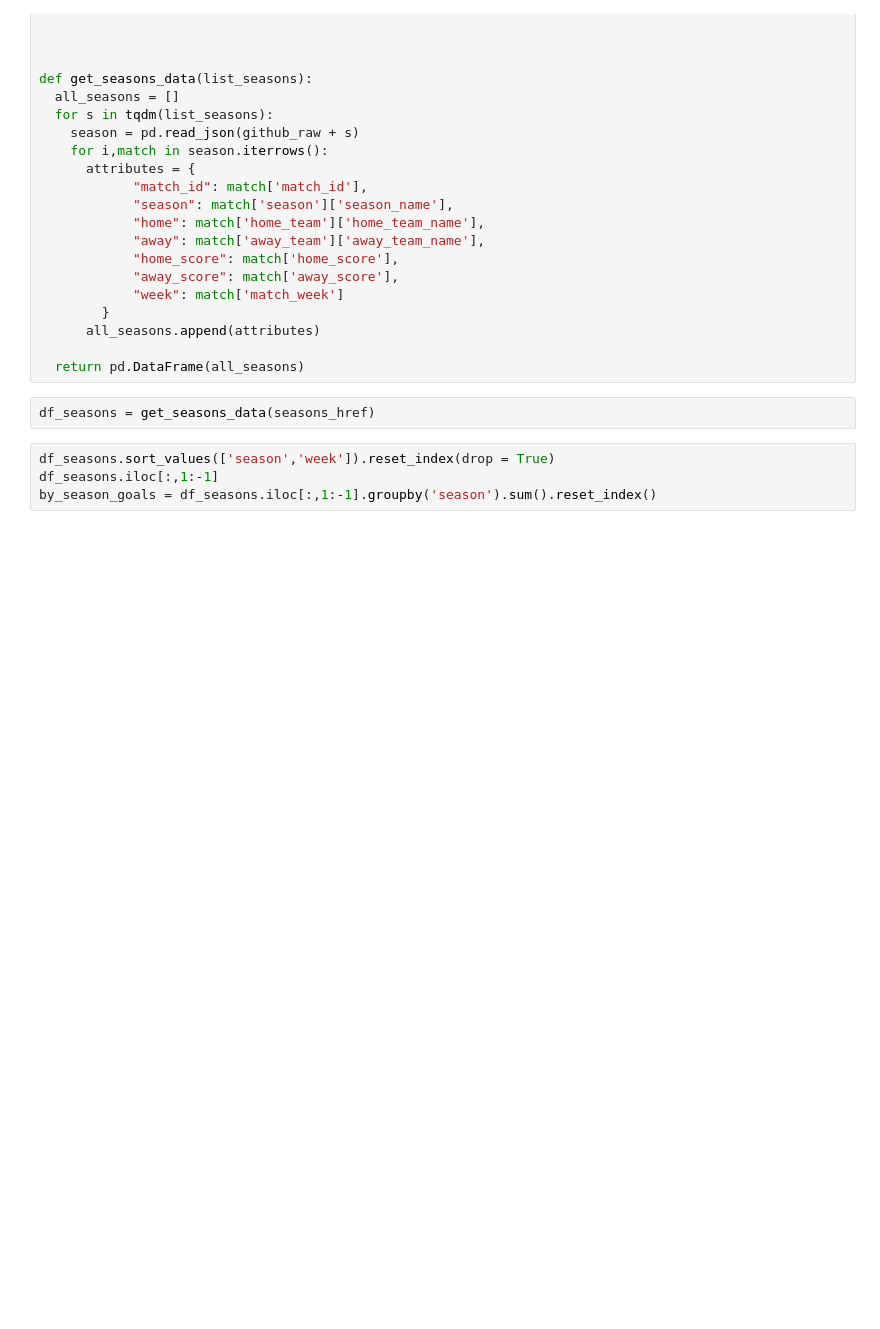
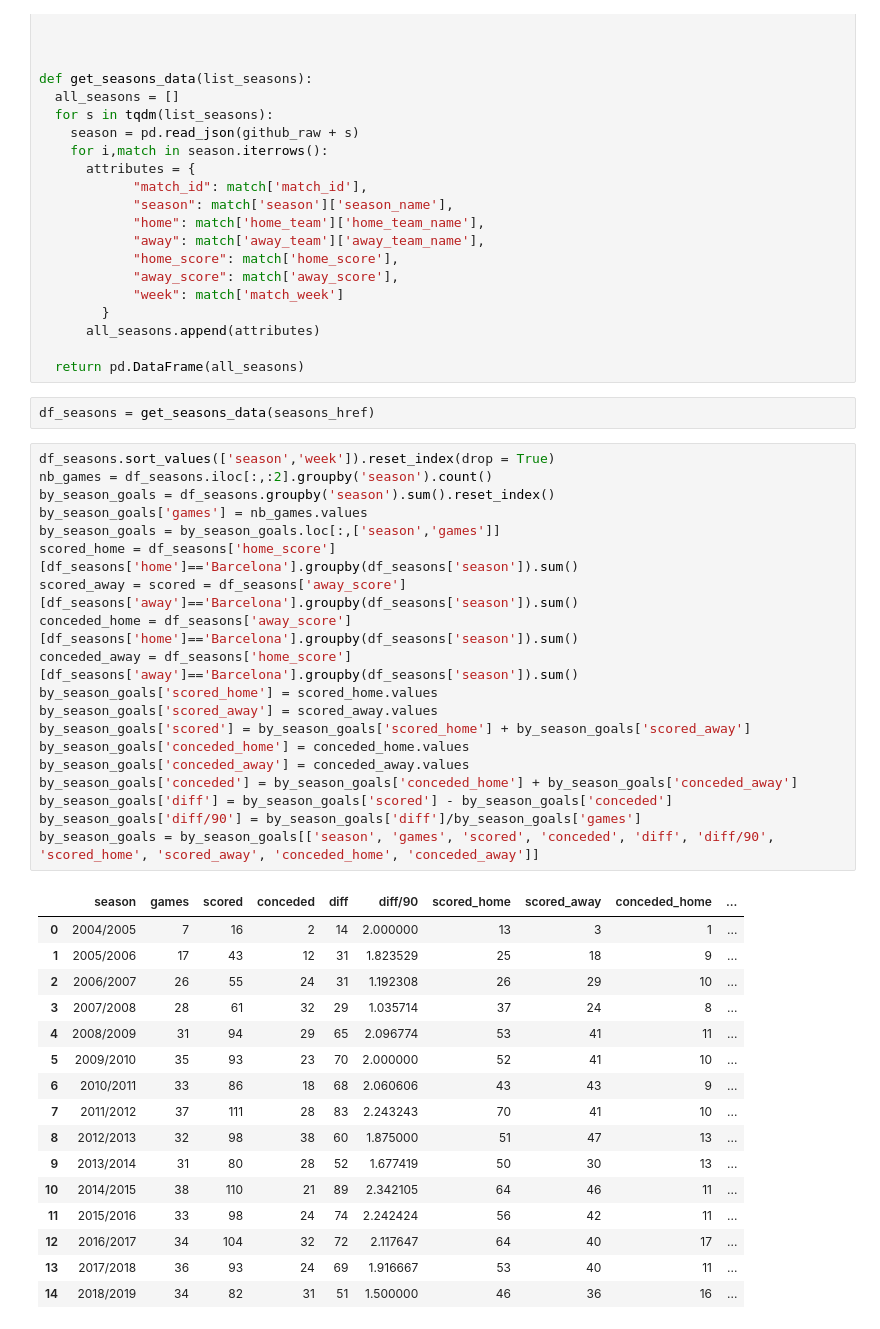
Before and after one commit to HLapendery/FootballAnalysis, a Jupyter notebook: LigaAnalysis.ipynb, the cells around one changed output. Drawn from its saved outputs; the diff is of its cells as text; blank space fills up the shorter version.

```diff
--- a/LigaAnalysis.ipynb
+++ b/LigaAnalysis.ipynb
@@ -40,10 +40,42 @@ def get_seasons_data(list_seasons):
   return pd.DataFrame(all_seasons)
 # %%
 df_seasons = get_seasons_data(seasons_href)
-# %%
-df_seasons.sort_values(['season','week']).reset_index(drop = True)
-df_seasons.iloc[:,1:-1]
-by_season_goals = df_seasons.iloc[:,1:-1].groupby('season').sum().reset_index()
+# %%
+df_seasons.sort_values(['season','week']).reset_index(drop = True)
+nb_games = df_seasons.iloc[:,:2].groupby('season').count()
+by_season_goals = df_seasons.groupby('season').sum().reset_index()
+by_season_goals['games'] = nb_games.values
+by_season_goals = by_season_goals.loc[:,['season','games']]
+scored_home = df_seasons['home_score'][df_seasons['home']=='Barcelona'].groupby(df_seasons['season']).sum()
+scored_away = scored = df_seasons['away_score'][df_seasons['away']=='Barcelona'].groupby(df_seasons['season']).sum()
+conceded_home = df_seasons['away_score'][df_seasons['home']=='Barcelona'].groupby(df_seasons['season']).sum()
+conceded_away = df_seasons['home_score'][df_seasons['away']=='Barcelona'].groupby(df_seasons['season']).sum()
+by_season_goals['scored_home'] = scored_home.values
+by_season_goals['scored_away'] = scored_away.values
+by_season_goals['scored'] = by_season_goals['scored_home'] + by_season_goals['scored_away']
+by_season_goals['conceded_home'] = conceded_home.values
+by_season_goals['conceded_away'] = conceded_away.values
+by_season_goals['conceded'] = by_season_goals['conceded_home'] + by_season_goals['conceded_away']
+by_season_goals['diff'] = by_season_goals['scored'] - by_season_goals['conceded']
+by_season_goals['diff/90'] = by_season_goals['diff']/by_season_goals['games']
+by_season_goals = by_season_goals[['season', 'games', 'scored', 'conceded', 'diff', 'diff/90', 'scored_home', 'scored_away', 'conceded_home', 'conceded_away']]
+# %% [output]
+|  | season | games | scored | conceded | diff | diff/90 | scored_home | scored_away | conceded_home | ... |
+| 0 | 2004/2005 | 7 | 16 | 2 | 14 | 2.000000 | 13 | 3 | 1 | ... |
+| 1 | 2005/2006 | 17 | 43 | 12 | 31 | 1.823529 | 25 | 18 | 9 | ... |
+| 2 | 2006/2007 | 26 | 55 | 24 | 31 | 1.192308 | 26 | 29 | 10 | ... |
+| 3 | 2007/2008 | 28 | 61 | 32 | 29 | 1.035714 | 37 | 24 | 8 | ... |
+| 4 | 2008/2009 | 31 | 94 | 29 | 65 | 2.096774 | 53 | 41 | 11 | ... |
+| 5 | 2009/2010 | 35 | 93 | 23 | 70 | 2.000000 | 52 | 41 | 10 | ... |
+| 6 | 2010/2011 | 33 | 86 | 18 | 68 | 2.060606 | 43 | 43 | 9 | ... |
+| 7 | 2011/2012 | 37 | 111 | 28 | 83 | 2.243243 | 70 | 41 | 10 | ... |
+| 8 | 2012/2013 | 32 | 98 | 38 | 60 | 1.875000 | 51 | 47 | 13 | ... |
+| 9 | 2013/2014 | 31 | 80 | 28 | 52 | 1.677419 | 50 | 30 | 13 | ... |
+| 10 | 2014/2015 | 38 | 110 | 21 | 89 | 2.342105 | 64 | 46 | 11 | ... |
+| 11 | 2015/2016 | 33 | 98 | 24 | 74 | 2.242424 | 56 | 42 | 11 | ... |
+| 12 | 2016/2017 | 34 | 104 | 32 | 72 | 2.117647 | 64 | 40 | 17 | ... |
+| 13 | 2017/2018 | 36 | 93 | 24 | 69 | 1.916667 | 53 | 40 | 11 | ... |
+| 14 | 2018/2019 | 34 | 82 | 31 | 51 | 1.500000 | 46 | 36 | 16 | ... |
 # %%
 fig = plt.figure(figsize=(20, 8))
 x = by_season_goals['season']
```
Also changed, not shown: parts of 2 cells of this notebook.
